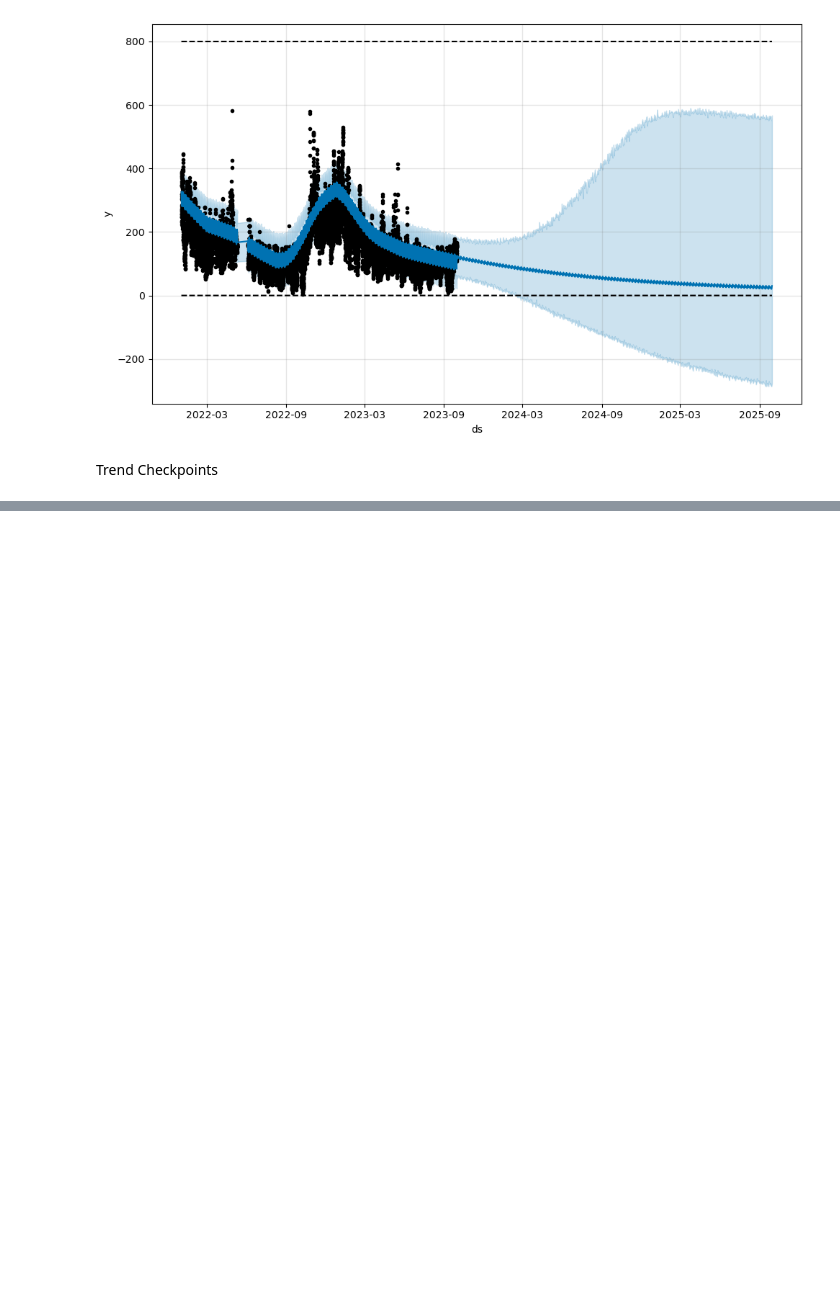
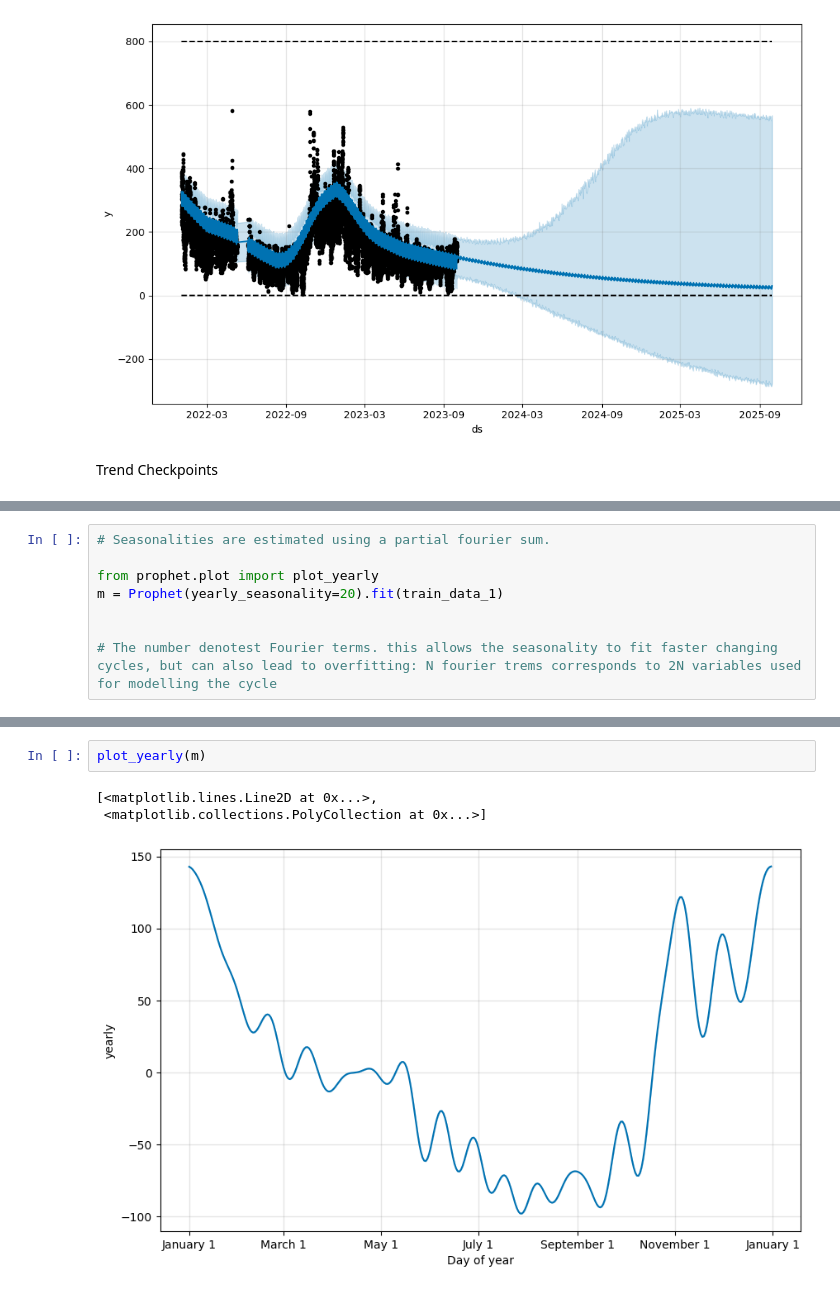
Before and after one commit to ARKA1112/Time_Series_R, a Jupyter notebook: prophet_usecase.ipynb, the cells around one changed output, grey strips where cells are left out. Drawn from its saved outputs; the diff is of its cells as text; blank space fills up the shorter version.

```diff
--- a/prophet_usecase.ipynb
+++ b/prophet_usecase.ipynb
@@ -428,0 +540,8 @@ Trend Checkpoints
+# %%
+# Seasonalities are estimated using a partial fourier sum.
+
+from prophet.plot import plot_yearly
+m = Prophet(yearly_seasonality=20).fit(train_data_1)
+
+
+# The number denotest Fourier terms. this allows the seasonality to fit faster changing cycles, but can also lead to overfitting: N fourier trems corresponds to 2N variables used for modelling the cycle
@@ -428,0 +551,6 @@ Trend Checkpoints
+# %%
+plot_yearly(m)
+# %% [output]
+[<matplotlib.lines.Line2D at 0x...>,
+ <matplotlib.collections.PolyCollection at 0x...>]
+[figure, added]
```
Also changed, not shown: parts of 20 cells of this notebook.
